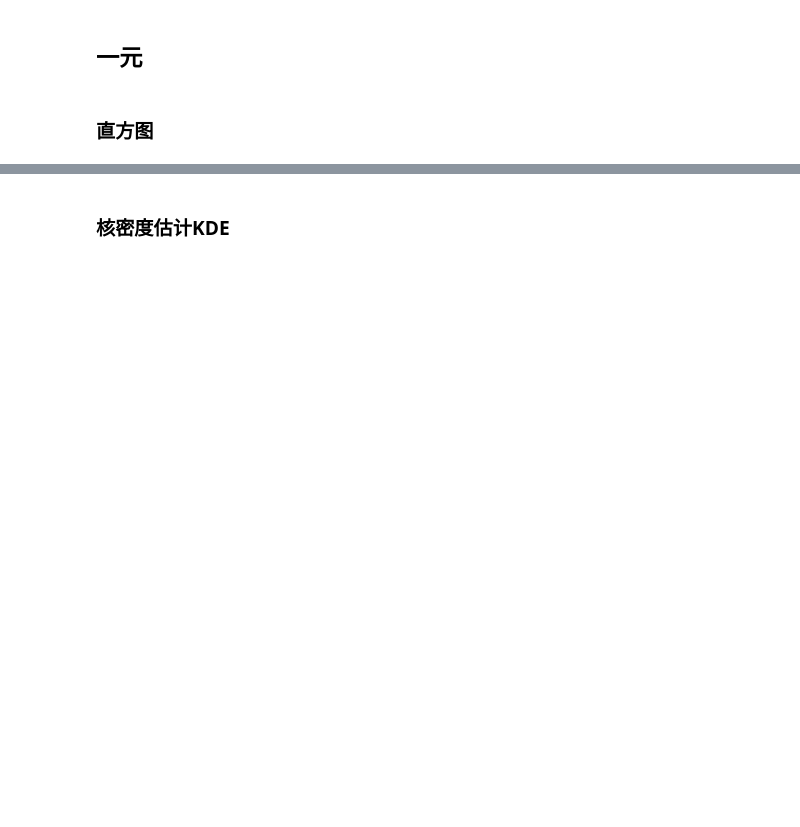
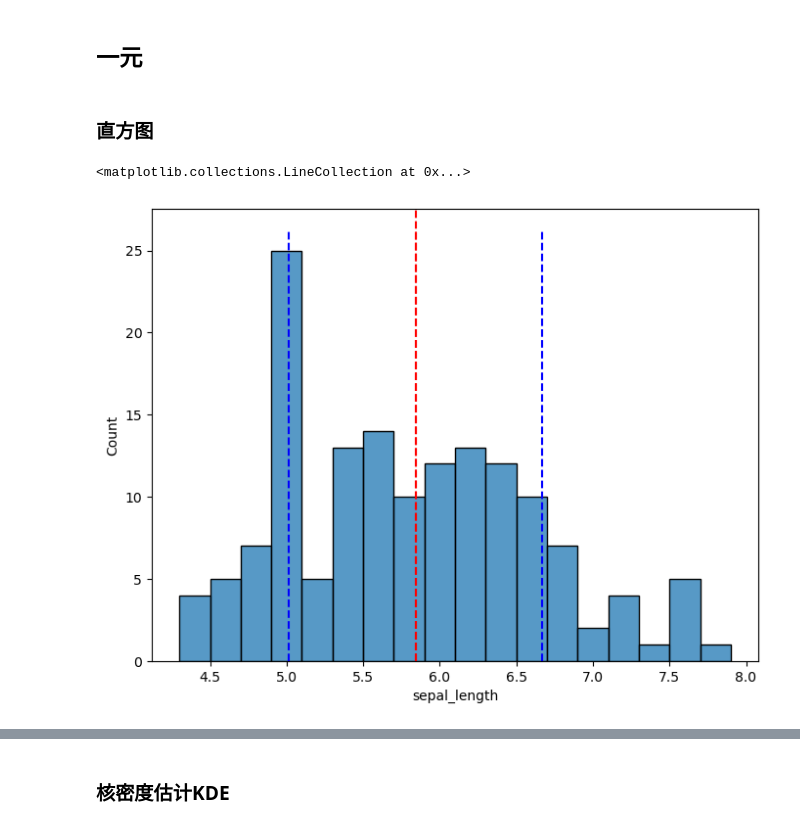
Before and after one commit to hmcxnn/Book1_Python-For-Beginners, a Jupyter notebook: Book1_Ch12_Python_Codes/Bk1_Ch12_01.ipynb, the cells around one changed output, grey strips where cells are left out. Drawn from its saved outputs; the diff is of its cells as text; code cells hidden in the pictures; blank space fills up the shorter version.

```diff
--- a/Book1_Ch12_Python_Codes/Bk1_Ch12_01.ipynb
+++ b/Book1_Ch12_Python_Codes/Bk1_Ch12_01.ipynb
@@ -23,13 +37,21 @@ iris_sns
 # %%
 # 绘制花萼长度样本数据直方图
 fig, ax = plt.subplots(figsize = (8, 6))
 
 sns.histplot(data=iris_sns, x="sepal_length", binwidth=0.2, ax = ax)
 # 纵轴三个选择：频率、概率、概率密度
 ax.axvline(x = iris_sns.sepal_length.mean(), color = 'r', ls = '--')
 # 增加均值位置竖直参考线
+# ax.axvline(x=iris_sns.sepal_length.mean()+iris_sns.sepal_length.std(),color = 'b', ls = '--')
+# ax.axvline(x=iris_sns.sepal_length.mean()-iris_sns.sepal_length.std(),color = 'b', ls = '--')
+# 参考https://seaborn.pydata.org/tutorial/distributions.html
+import numpy as np
+ax.vlines(iris_sns.sepal_length.mean() + iris_sns.sepal_length.std()*np.array([-1,0,1]), *ax.get_ylim(), colors=['b','r','b'], linestyles='--')
 
-# 参考https://seaborn.pydata.org/tutorial/distributions.html
+#
+# %% [output]
+<matplotlib.collections.LineCollection at 0x...>
+[figure, added]
 # %%
 # 绘制花萼长度样本数据直方图，考虑鸢尾花分类
 fig, ax = plt.subplots(figsize = (8,6))
```
Also changed, not shown: parts of 52 cells of this notebook.
